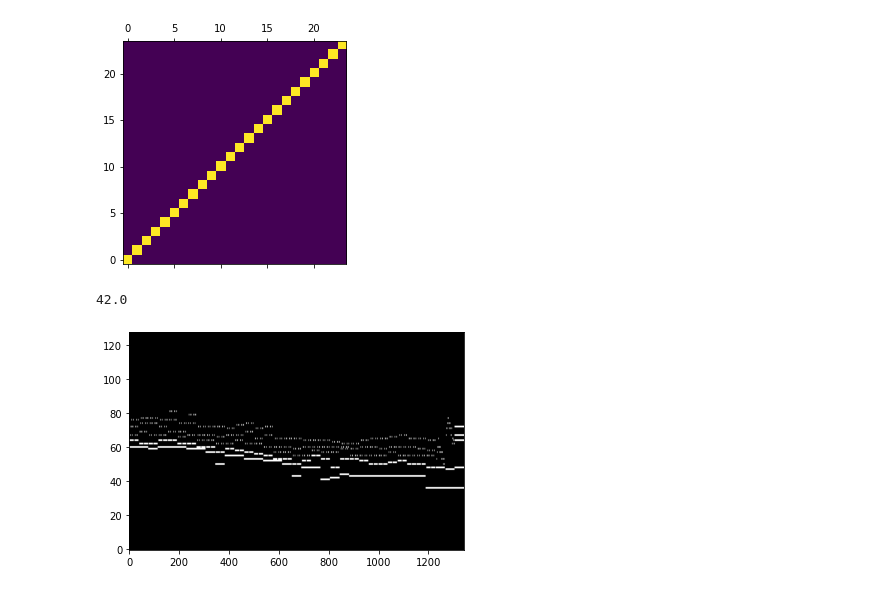
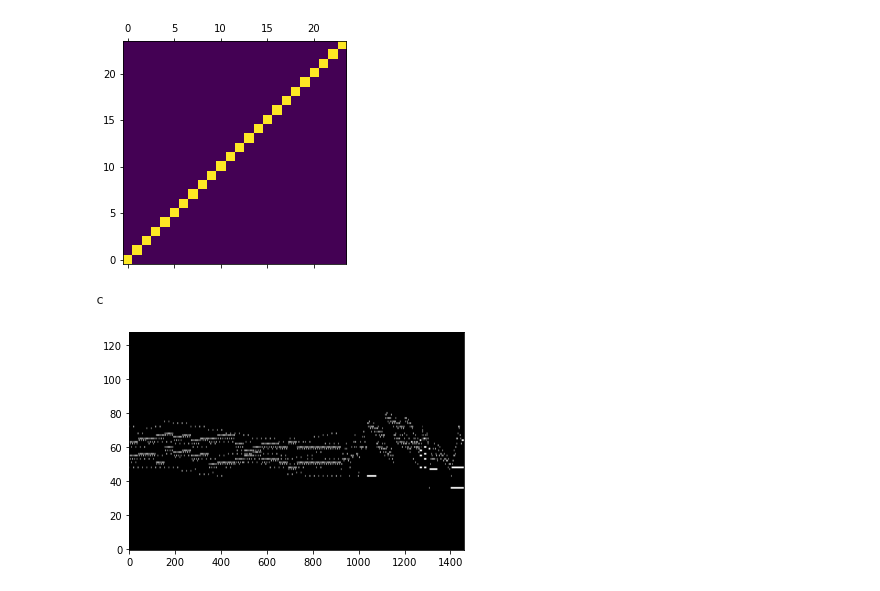
Before and after one commit to MusicalInformatics/miws2021env, a Jupyter notebook: key_meter_estimation/key_estimation.ipynb, the cells around one changed output. Saved outputs shown, nothing was run; the diff lists cells and outputs as text; code cells hidden in the pictures.

```diff
--- a/key_meter_estimation/key_estimation.ipynb
+++ b/key_meter_estimation/key_estimation.ipynb
@@ -93,23 +95,43 @@ transition_model = ConstantTransitionModel(transition_probabilities)
 # %%
 hmm = HMM(observation_model=observation_model, transition_model=transition_model)
 # %%
-midi_fn = "./example_data/01.mid"
+midi_fn = "./example_data/03.mid"
 ppart = partitura.load_performance_midi(midi_fn)
 note_array = ppart.note_array
 
 time_div = 16
 piano_roll = partitura.utils.compute_pianoroll(ppart, time_div=time_div).toarray()
 # in seconds
-window_size = 2
+win_size = 2
 
 plt.imshow(piano_roll, origin="lower", aspect="auto", cmap="gray")
 
-n_windows = np.ceil(piano_roll.shape[1] / (time_div * window_size))
+n_windows = int(np.ceil(piano_roll.shape[1] / (time_div * win_size)))
 
-print(n_windows)
+window_size = win_size * time_div
 
+observations = np.zeros((n_windows, 12))
 for win in range(n_windows):
-    idx = slice(win)
+    idx = slice(win * window_size, (win + 1) * window_size)
+    segment = piano_roll[:, idx].sum(1)
+    dist = np.zeros(12)
+    pitch_idxs = np.where(segment != 0)[0]
+    for pix in pitch_idxs:
+        dist[pix % 12] += segment[pix]
+    dist /= dist.sum()
+    observations[win] = dist
+
+path, log_lik = hmm.find_best_sequence(observations)
+
+key_idx = int(mode(path).mode[0])
+
+key = KEYS[key_idx]
+
+for
+
+
+
+print(key)
 # %% [output]
-42.0
+c
-[figure, old version]
+[figure, new version]
```
Also changed, not shown: parts of 1 cell of this notebook, 7 other files.
